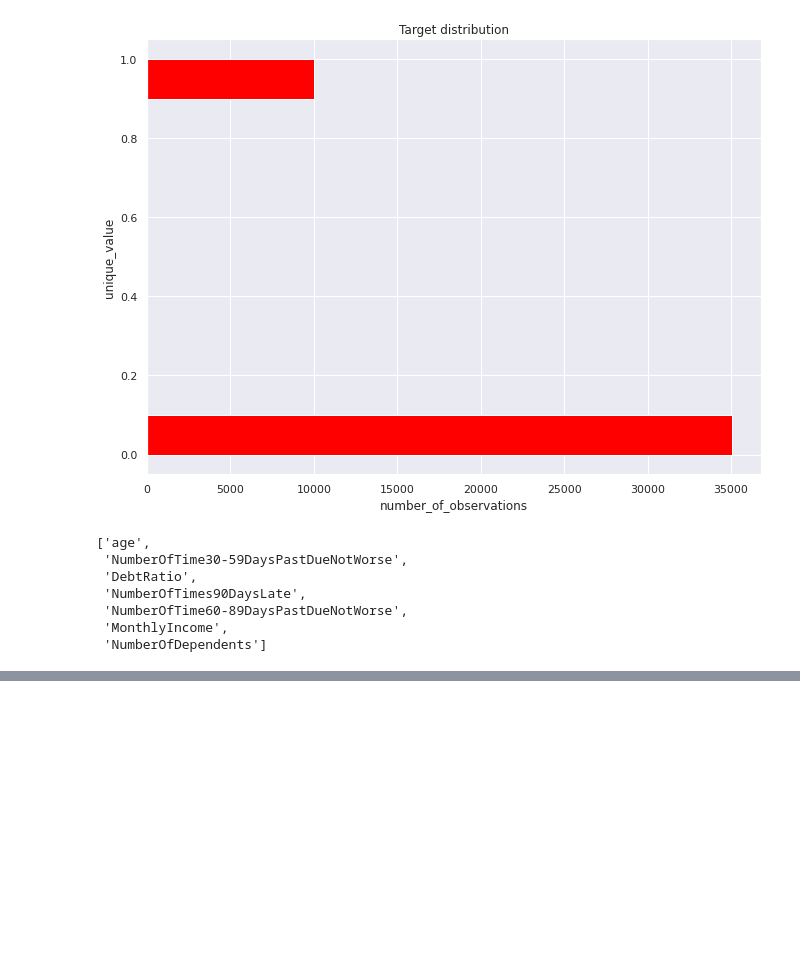
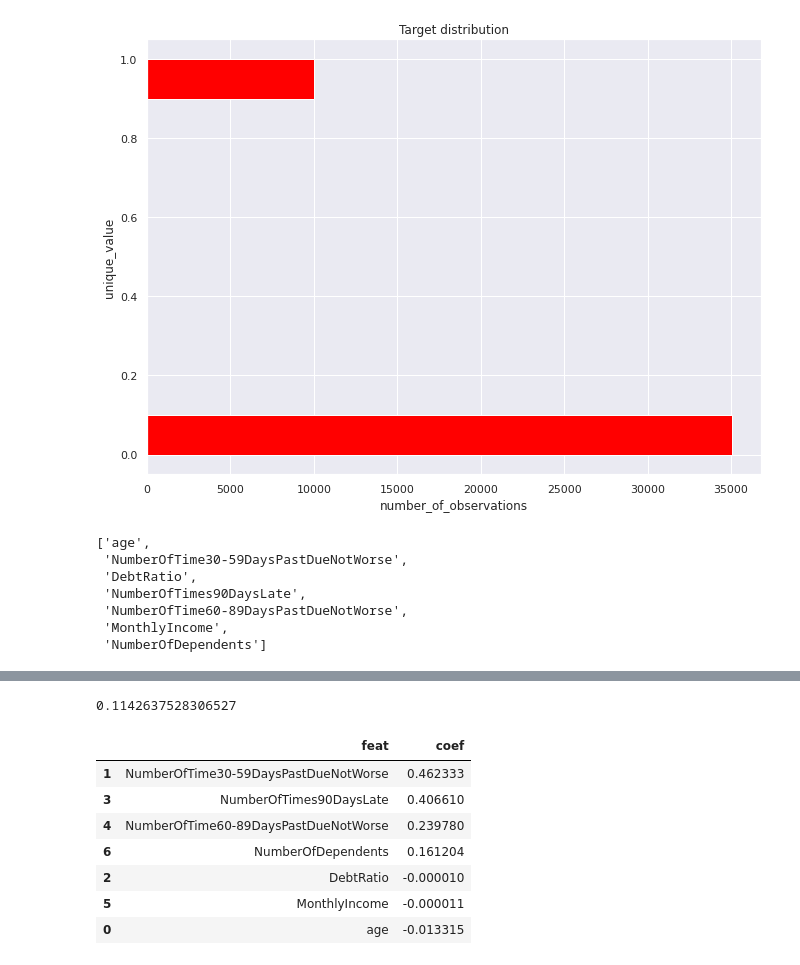
Before and after one commit to OleksiiF/ODS, a Jupyter notebook: Assignment 5/assignment_5.ipynb, the cells around one changed output, grey strips where cells are left out. Cells and saved outputs as stored; diff of their text form; code cells hidden in the pictures; blank space fills up the shorter version.

```diff
--- a/Assignment 5/assignment_5.ipynb
+++ b/Assignment 5/assignment_5.ipynb
@@ -176,23 +231,38 @@ skf = StratifiedKFold(n_splits=5, shuffle=True, random_state=5)
 # Options
 # 0.38
 # -0.02
-# 0.11
+# 0.11  *
 # 0.24
 
-# code here
+print((np.exp(lr.coef_[0]) / np.sum(np.exp(lr.coef_[0])))[2])
+# %% [output]
+0.1142637528306527
 # %%
 # Let's see how we can interpret the impact of our features. For this,
 # recalculate the logistic regression with absolute values, that is without
 # scaling. Next, modify the customer's age by adding 20 years, keeping the
 # other features unchanged. How many times will the chance that the customer
 # will not repay their debt increase? You can find an example
 # of the theoretical calculation here.
 
 # Options
 # -0.01
 # 0.70
 # 8.32
 # 0.66
 
-#  code here
+lr = LogisticRegression(C=0.001, random_state=5, class_weight='balanced')
+lr.fit(X, y)
+
+pd.DataFrame({'feat': independent_columns_names,
+              'coef': lr.coef_.flatten().tolist()}).sort_values(by='coef', ascending=False)
+# %% [output]
+|  | feat | coef |
+| 1 | NumberOfTime30-59DaysPastDueNotWorse | 0.462333 |
+| 3 | NumberOfTimes90DaysLate | 0.406610 |
+| 4 | NumberOfTime60-89DaysPastDueNotWorse | 0.239780 |
+| 6 | NumberOfDependents | 0.161204 |
+| 2 | DebtRatio | -0.000010 |
+| 5 | MonthlyIncome | -0.000011 |
+| 0 | age | -0.013315 |
 # %%
```
Also changed, not shown: parts of 9 cells of this notebook.
